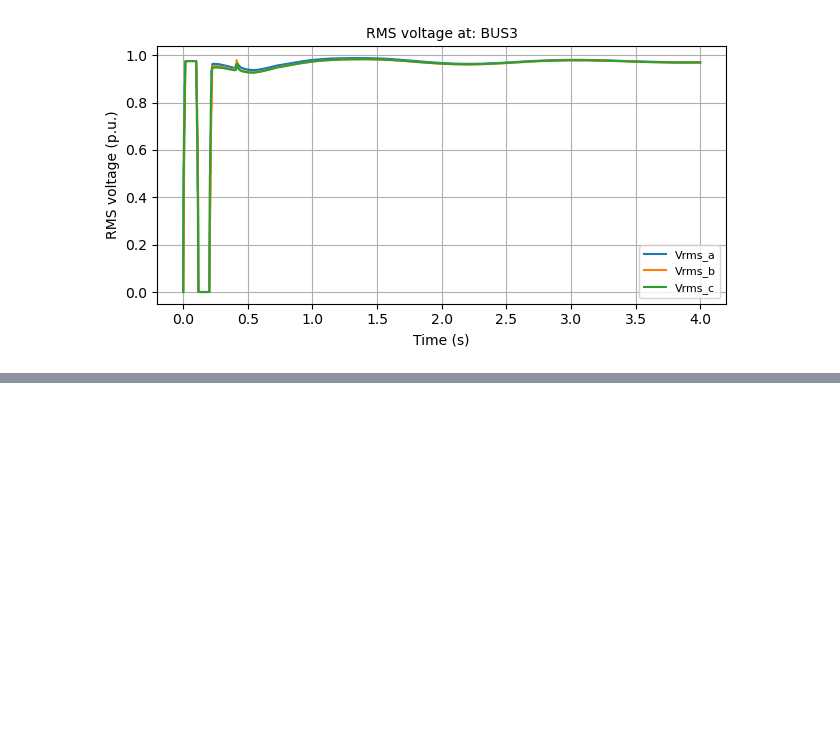
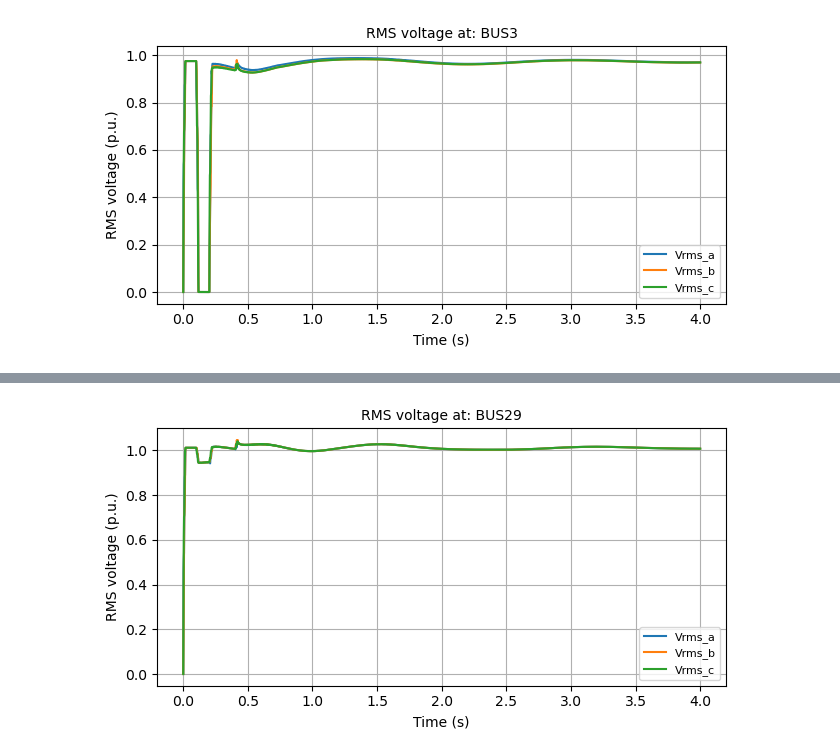
Before and after one commit to sarajcev/load_emtp_data, a Jupyter notebook: Process-EMTP-RV-Outputs.ipynb, the cells around one changed output, grey strips where cells are left out. Drawn from its saved outputs; the diff is of its cells as text; code cells hidden in the pictures; blank space fills up the shorter version.

```diff
--- a/Process-EMTP-RV-Outputs.ipynb
+++ b/Process-EMTP-RV-Outputs.ipynb
@@ -91,0 +97,3 @@ plot_bus_voltages_rms(data, 'BUS3')
+# %%
+with open(file='SC3.pkl', mode='rb') as fp:
+    data = pickle.load(fp)
@@ -91,0 +104,4 @@ plot_bus_voltages_rms(data, 'BUS3')
+# %%
+# Extract DataFrame for a select simulation case.
+data_bus1 = data['SC3BUS3']
+data_bus1
@@ -91,0 +122,4 @@ plot_bus_voltages_rms(data, 'BUS3')
+# %%
+plot_bus_voltages_rms(data_bus1, 'BUS29')
+# %% [output]
+[figure, added]
```
Also changed, not shown: parts of 8 cells of this notebook, 2 other files.
